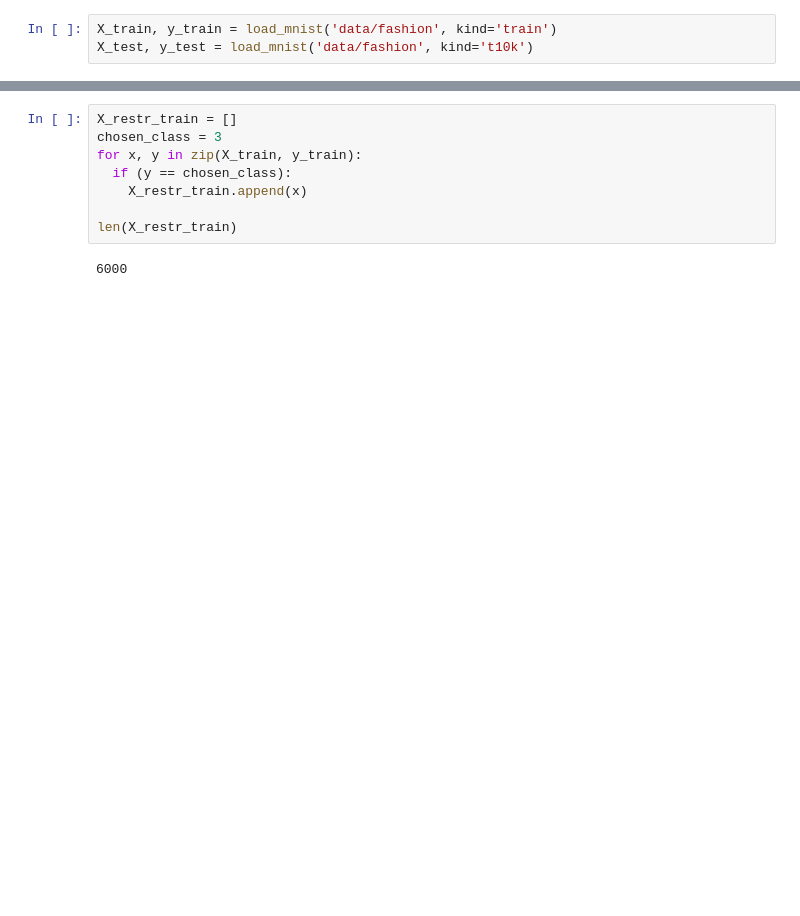
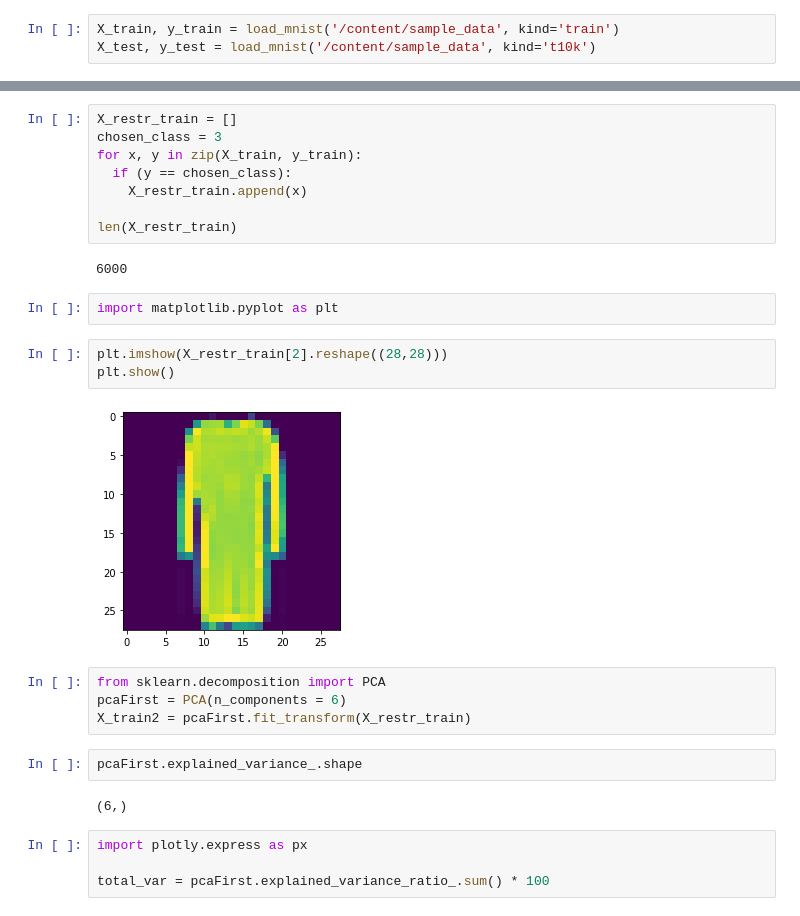
Before and after one commit to Raoolo/University, a Jupyter notebook: MachineDeepLearning/fashionMNIST.ipynb, the cells around one changed output, grey strips where cells are left out. Saved outputs shown, nothing was run; the diff lists cells and outputs as text; blank space fills up the shorter version.

```diff
--- a/MachineDeepLearning/fashionMNIST.ipynb
+++ b/MachineDeepLearning/fashionMNIST.ipynb
@@ -24,6 +24,6 @@ def load_mnist(path, kind='train'):
 
     return images, labels
 # %%
-X_train, y_train = load_mnist('data/fashion', kind='train')
-X_test, y_test = load_mnist('data/fashion', kind='t10k')
+X_train, y_train = load_mnist('/content/sample_data', kind='train')
+X_test, y_test = load_mnist('/content/sample_data', kind='t10k')
 # %%
@@ -38,3 +40,22 @@ for x, y in zip(X_train, y_train):
 len(X_restr_train)
 # %% [output]
 6000
+# %%
+import matplotlib.pyplot as plt
+# %%
+plt.imshow(X_restr_train[2].reshape((28,28)))
+plt.show()
+# %% [output]
+[figure, added]
+# %%
+from sklearn.decomposition import PCA
+pcaFirst = PCA(n_components = 6)
+X_train2 = pcaFirst.fit_transform(X_restr_train)
+# %%
+pcaFirst.explained_variance_.shape
+# %% [output]
+(6,)
+# %%
+import plotly.express as px
+
+total_var = pcaFirst.explained_variance_ratio_.sum() * 100
```
Also changed, not shown: parts of 3 cells of this notebook.
